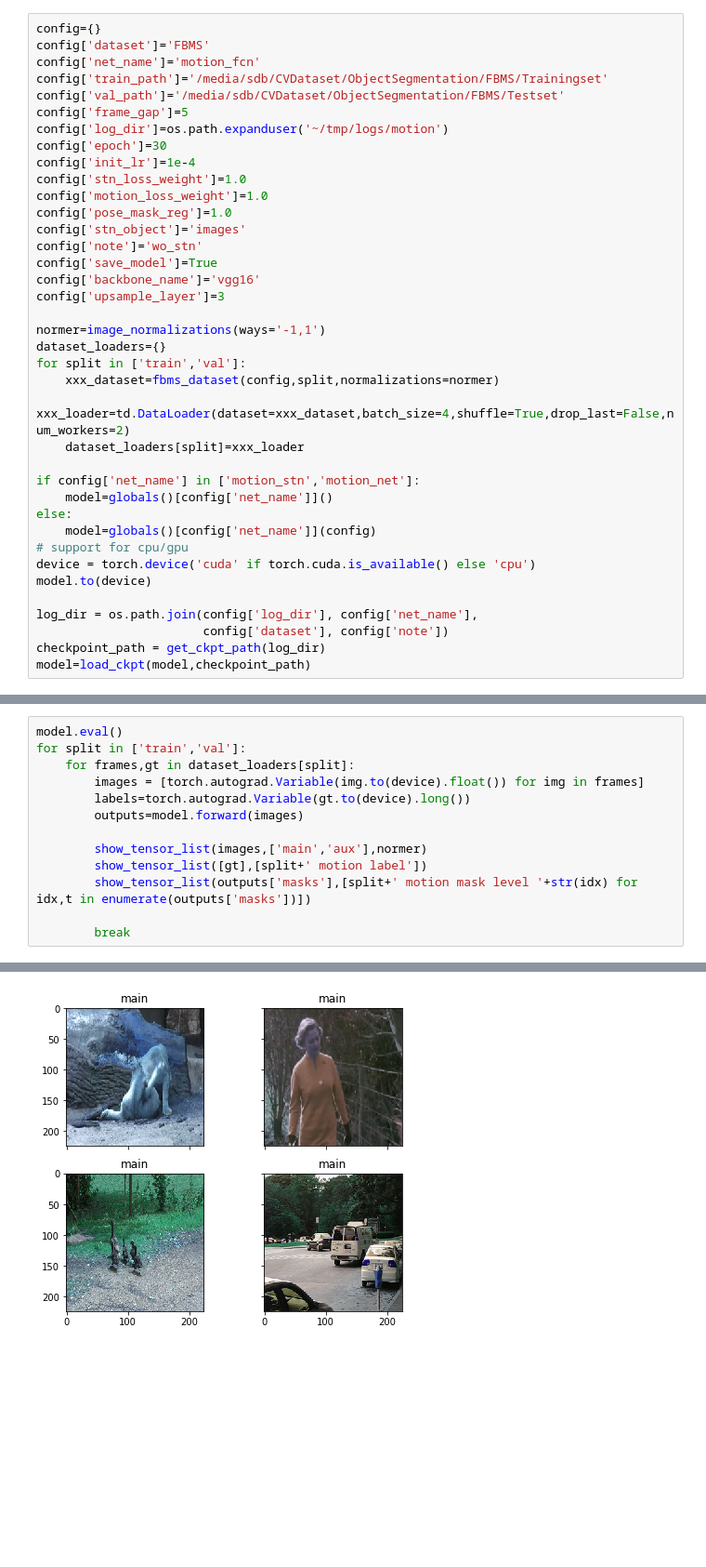
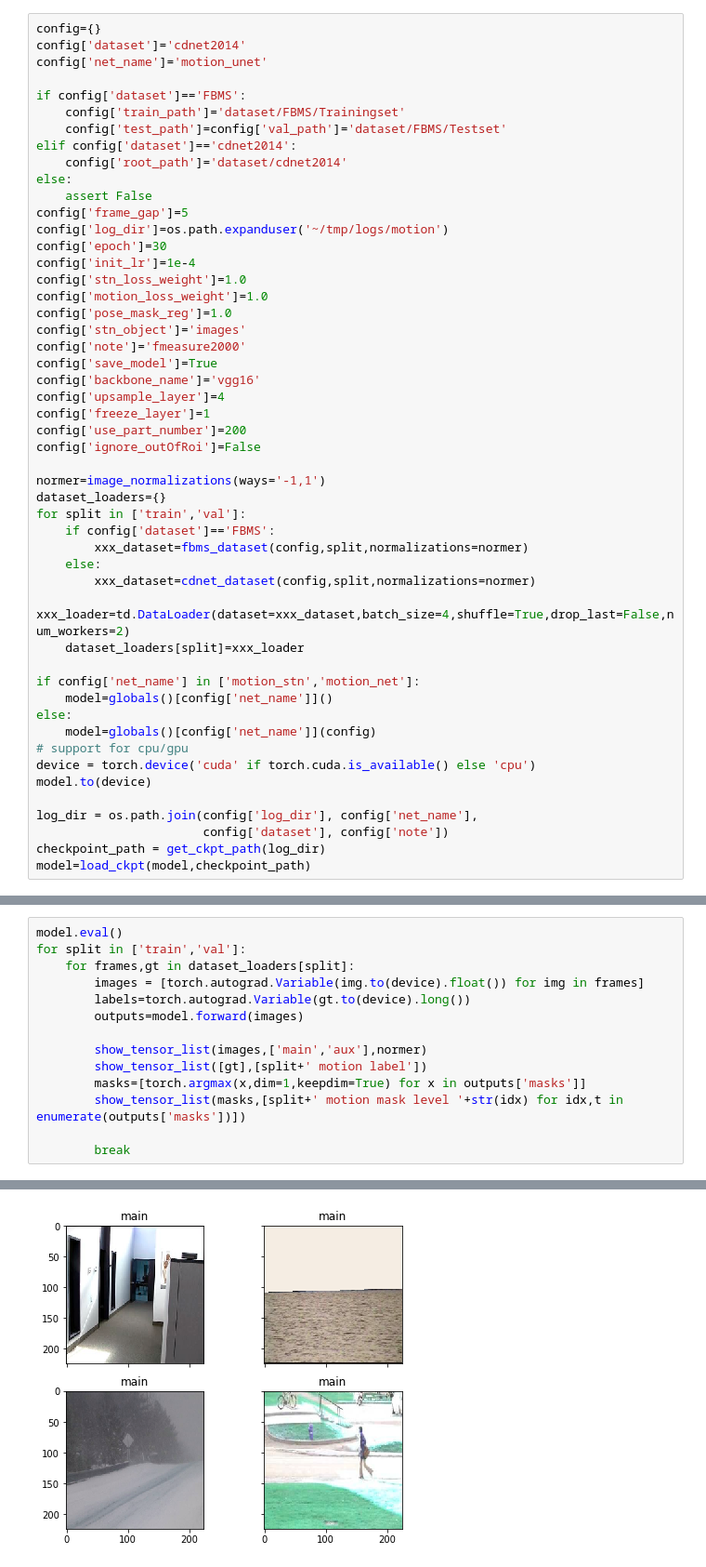
Before and after one commit to ISCAS007/torchseg, a Jupyter notebook: notebooks/motion_net.ipynb, the cells around one changed output, grey strips where cells are left out. Shown at 93% size. Cells and saved outputs as stored; diff of their text form; blank space fills up the shorter version.

```diff
--- a/notebooks/motion_net.ipynb
+++ b/notebooks/motion_net.ipynb
@@ -20,10 +22,16 @@ from utils.torch_tools import get_ckpt_path,load_ckpt
 from utils.disc_tools import show_images,show_tensor_list
 # %%
 config={}
-config['dataset']='FBMS'
-config['net_name']='motion_fcn'
-config['train_path']='/media/sdb/CVDataset/ObjectSegmentation/FBMS/Trainingset'
-config['val_path']='/media/sdb/CVDataset/ObjectSegmentation/FBMS/Testset'
+config['dataset']='cdnet2014'
+config['net_name']='motion_unet'
+
+if config['dataset']=='FBMS':
+    config['train_path']='dataset/FBMS/Trainingset'
+    config['test_path']=config['val_path']='dataset/FBMS/Testset'
+elif config['dataset']=='cdnet2014':
+    config['root_path']='dataset/cdnet2014'
+else:
+    assert False
 config['frame_gap']=5
 config['log_dir']=os.path.expanduser('~/tmp/logs/motion')
 config['epoch']=30
@@ -32,15 +40,21 @@ config['stn_loss_weight']=1.0
 config['motion_loss_weight']=1.0
 config['pose_mask_reg']=1.0
 config['stn_object']='images'
-config['note']='wo_stn'
+config['note']='fmeasure2000'
 config['save_model']=True
 config['backbone_name']='vgg16'
-config['upsample_layer']=3
+config['upsample_layer']=4
+config['freeze_layer']=1
+config['use_part_number']=200
+config['ignore_outOfRoi']=False
 
 normer=image_normalizations(ways='-1,1')
 dataset_loaders={}
 for split in ['train','val']:
-    xxx_dataset=fbms_dataset(config,split,normalizations=normer)
+    if config['dataset']=='FBMS':
+        xxx_dataset=fbms_dataset(config,split,normalizations=normer)
+    else:
+        xxx_dataset=cdnet_dataset(config,split,normalizations=normer)
     xxx_loader=td.DataLoader(dataset=xxx_dataset,batch_size=4,shuffle=True,drop_last=False,num_workers=2)
     dataset_loaders[split]=xxx_loader
 
@@ -69,7 +98,8 @@ for split in ['train','val']:
 
         show_tensor_list(images,['main','aux'],normer)
         show_tensor_list([gt],[split+' motion label'])
-        show_tensor_list(outputs['masks'],[split+' motion mask level '+str(idx) for idx,t in enumerate(outputs['masks'])])
+        masks=[torch.argmax(x,dim=1,keepdim=True) for x in outputs['masks']]
+        show_tensor_list(masks,[split+' motion mask level '+str(idx) for idx,t in enumerate(outputs['masks'])])
 
         break
 # %% [output]
@@ -77 +107 @@ for split in ['train','val']:
-[figure, old version]
+[figure, new version]
```
Also changed, not shown: parts of 3 cells of this notebook, 1 other file.
